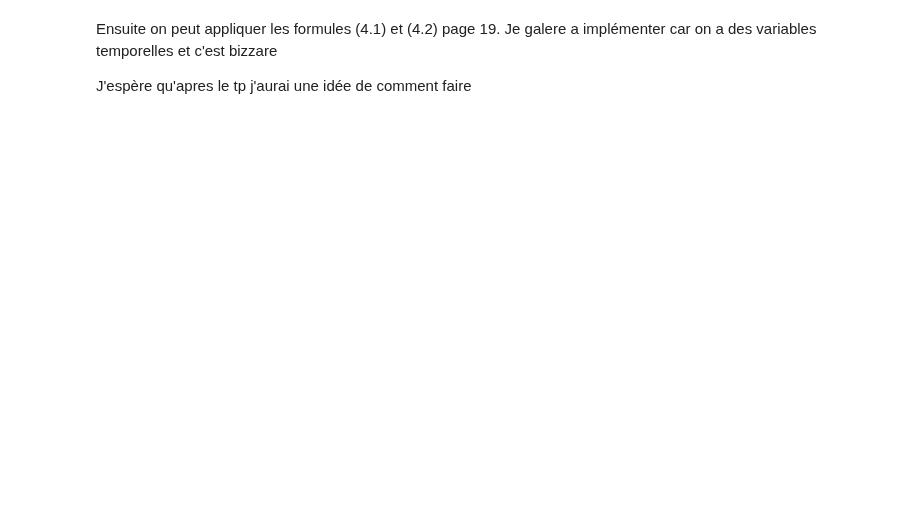
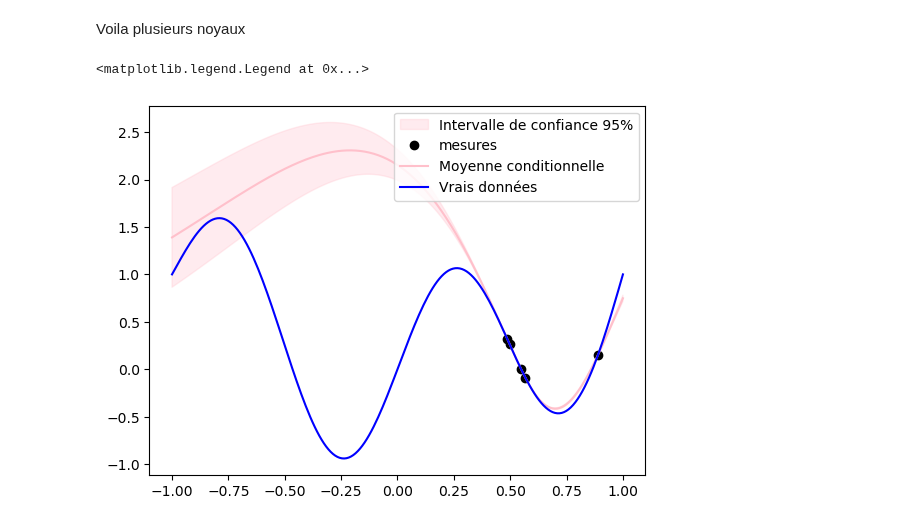
Before and after one commit to Viictordvd/Vigilance-Vagues-Submersion, a Jupyter notebook: exemple jouet.ipynb, the cells around one changed output. Cells and saved outputs as stored; diff of their text form; code cells hidden in the pictures; blank space fills up the shorter version.

```diff
--- a/exemple jouet.ipynb
+++ b/exemple jouet.ipynb
@@ -60,4 +6,2 @@ print(np.shape(np.atleast_1d(X_mesures)[:,None]))
-# %% [markdown]
-Ensuite on peut appliquer les formules (4.1) et (4.2) page 19. Je galere a implémenter car on a des variables temporelles et c'est bizzare
-
-J'espère qu'apres le tp j'aurai une idée de comment faire
+# %% [markdown]
+Voila plusieurs noyaux
@@ -63,0 +38,43 @@ J'espère qu'apres le tp j'aurai une idée de comment faire
+# %%
+x=np.linspace(-1,1,200)
+
+def Simulateur(x):
+  return np.sin(2*np.pi*x)+x**2
+
+y=Simulateur(x)
+# %%
+def condMean(x,X,Y,kern,sigma,theta):
+  k_xX=kern(x, X, sigma,theta)
+  k_XX=kern(X, X, sigma,theta)
+  return k_xX @ np.linalg.inv(k_XX) @ Y
+
+def condVar(x,X,Y,kern,sigma,theta):
+  k_xx=kern(x, x, sigma,theta)
+  k_xX=kern(x, X, sigma,theta)
+  k_Xx=np.transpose(k_xX)
+  k_XX=kern(X, X, sigma,theta)
+  return k_xx - k_xX @ np.linalg.inv(k_XX) @ k_Xx
+# %%
+p=5                                                          #nombre de mesures que l'on fait
+indices = np.random.choice(len(x), size=p, replace=False)    #Je trouve cool de prendre des points au hasard
+X = x[indices]
+Y=Simulateur(X)
+
+sigma=1
+theta=0.3
+
+Mean = condMean(x,X,Y,mat5_2Kern,sigma,theta)
+Var = condVar(x,X,Y,mat5_2Kern,sigma,theta)
+std = np.sqrt(np.diag(Var))
+
+upper=Mean+1.96*std
+lower=Mean-1.96*std
+
+plt.fill_between(x, lower, upper,color='pink', alpha=0.3,label='Intervalle de confiance 95%')
+plt.plot(X,Y,'o',color='black',label='mesures')
+plt.plot(x,Mean,color='pink',label='Moyenne conditionnelle')
+plt.plot(x,y,color='blue',label='Vrais données')
+plt.legend()
+# %% [output]
+<matplotlib.legend.Legend at 0x...>
+[figure, added]
```
Also changed, not shown: parts of 11 cells of this notebook.
